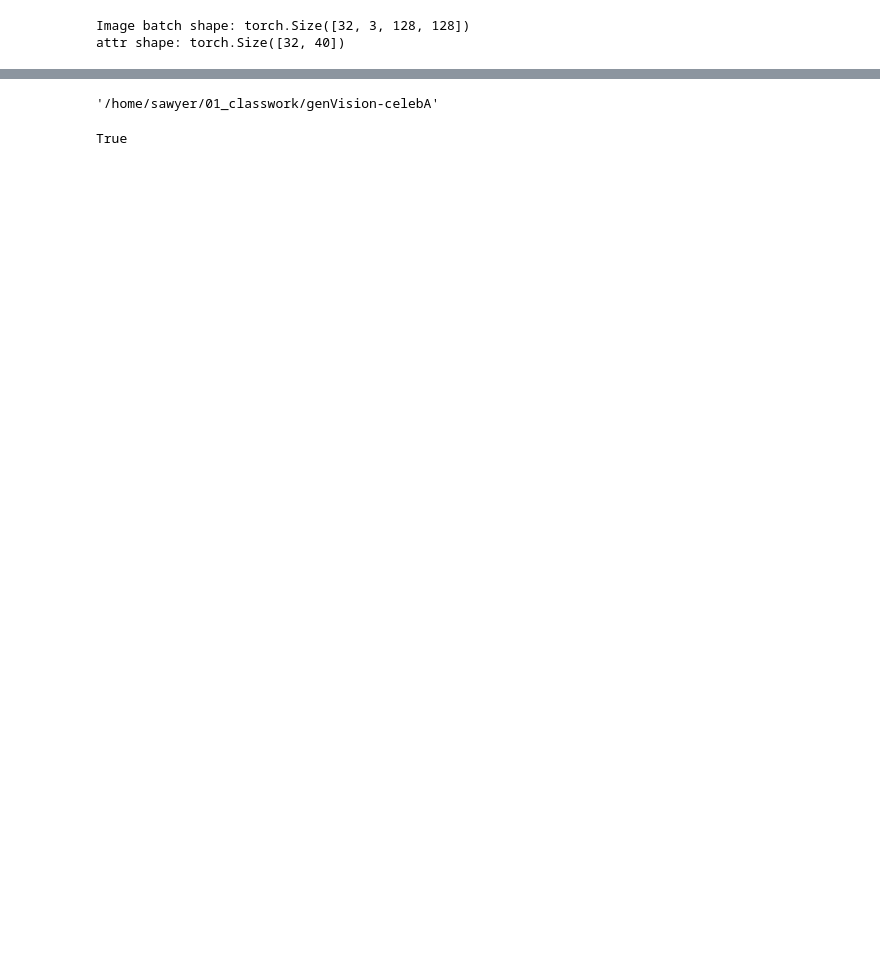
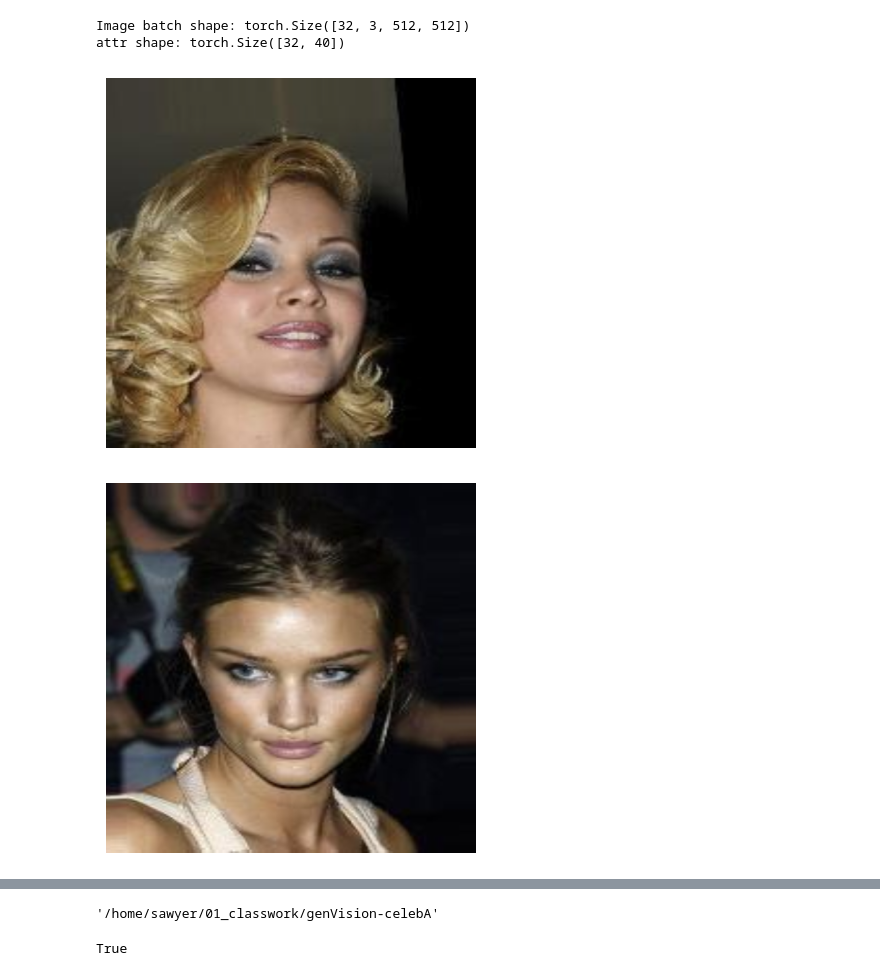
Before and after one commit to IsuruAriyarathne97/genVision-celebA, a Jupyter notebook: celebA-Diffusion.ipynb, the cells around one changed output, grey strips where cells are left out. Saved outputs shown, nothing was run; the diff lists cells and outputs as text; code cells hidden in the pictures; blank space fills up the shorter version.

```diff
--- a/celebA-Diffusion.ipynb
+++ b/celebA-Diffusion.ipynb
@@ -485,32 +423,34 @@ test_dataloader = get_celeba_dataloader(
     root_dir='./celeba',
     split='train',
     batch_size=32,
-    image_size=128,
+    image_size=512,
     target_types=['attr'],
     return_dict=True
 )
 
 for images, targets in test_dataloader:
         print(f"Image batch shape: {images.shape}")
         if isinstance(targets, dict):
             for target_type, target_tensor in targets.items():
                 print(f"{target_type} shape: {target_tensor.shape}")
         else:
             print(f"Target shape: {targets.shape}")
         break
 
 # Show the first 5 images in the batch 'images'
 from matplotlib import pyplot as plt
 imgs = images[:5]
 
 for img in imgs:
     img = img.permute(1, 2, 0)  # Change from (C, H, W) to (H, W, C)
     img = (img + 1) / 2  # Rescale to [0, 1]
     img = img.numpy()
     # img = np.clip(img, 0, 1)  # Ensure values are in [0, 1]
     plt.imshow(img)
     plt.axis('off')
     plt.show()  # Move plt.show() outside the loop to display all images at once
 # %% [output]
-Image batch shape: torch.Size([32, 3, 128, 128])
+Image batch shape: torch.Size([32, 3, 512, 512])
 attr shape: torch.Size([32, 40])
+[figure, added]
+[figure, added]
```
Also changed, not shown: parts of 17 cells of this notebook.
